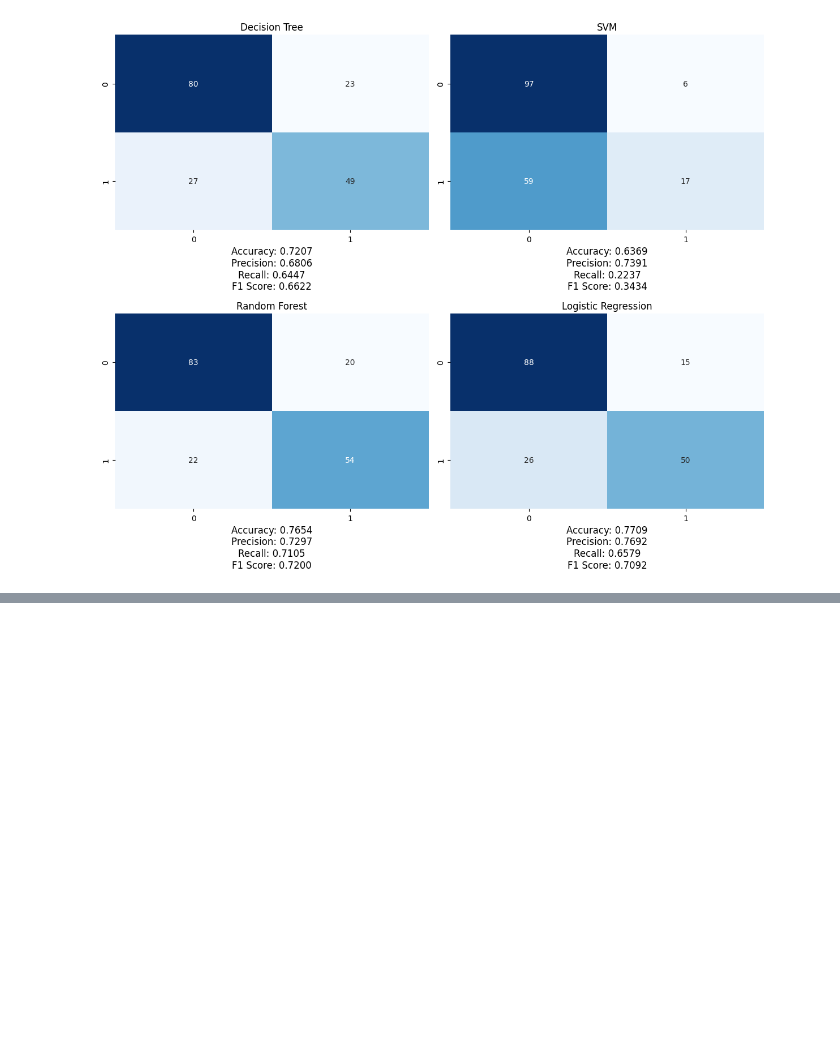
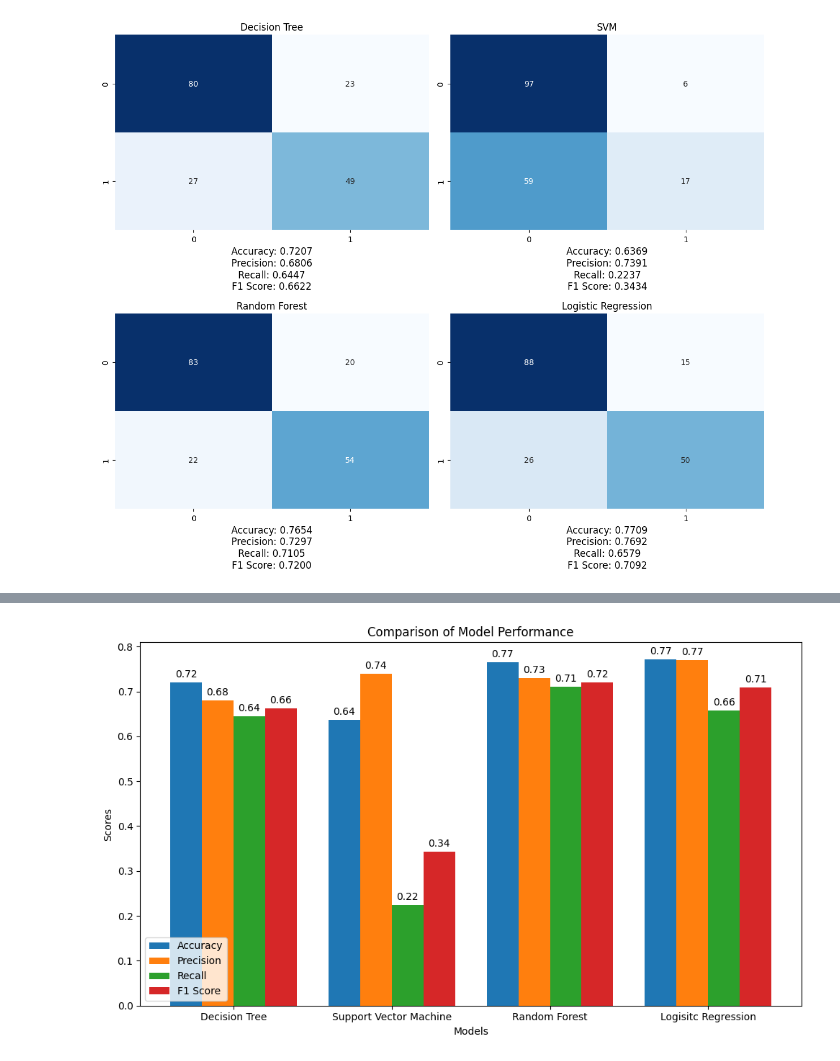
Before and after one commit to ripepersimmon/aiprogrammingtitanic, a Jupyter notebook: code/finalcode.ipynb, the cells around one changed output, grey strips where cells are left out. Cells and saved outputs as stored; diff of their text form; code cells hidden in the pictures; blank space fills up the shorter version.

Commit message:
graph

```diff
--- a/code/finalcode.ipynb
+++ b/code/finalcode.ipynb
@@ -246,0 +251,45 @@ plt.show()
+# %%
+models = ['Decision Tree', 'Support Vector Machine', 'Random Forest', 'Logisitc Regression']
+accuracy_graph = [dt_accuracy, svm_accuracy, rf_accuracy, lr_accuracy]
+precision_graph = [dt_precision, svm_precision, rf_precision, lr_precision]
+recall_graph = [dt_recall, svm_recall, rf_recall, lr_recall]
+f1_score_graph = [dt_f1_score, svm_f1_score, rf_f1_score, lr_f1_score]
+
+x = np.arange(len(models))
+width = 0.2
+
+fig, ax = plt.subplots(figsize=(10, 6))
+
+rects1 = ax.bar(x - 1.5 * width, accuracy_graph, width, label='Accuracy')
+rects2 = ax.bar(x - 0.5 * width, precision_graph, width, label='Precision')
+rects3 = ax.bar(x + 0.5 * width, recall_graph, width, label='Recall')
+rects4 = ax.bar(x + 1.5 * width, f1_score_graph, width, label='F1 Score')
+
+# 그래프 레이블 및 제목 설정
+ax.set_xlabel('Models')
+ax.set_ylabel('Scores')
+ax.set_title('Comparison of Model Performance')
+ax.set_xticks(x)
+ax.set_xticklabels(models)
+ax.legend()
+
+# 그래프 보기 좋게 레이블과 값 표시
+def autolabel(rects):
+    for rect in rects:
+        height = rect.get_height()
+        ax.annotate(f'{height:.2f}',
+                    xy=(rect.get_x() + rect.get_width() / 2, height),
+                    xytext=(0, 3),  # 텍스트를 막대 위로 약간 이동
+                    textcoords="offset points",
+                    ha='center', va='bottom')
+
+# 레이블 추가
+autolabel(rects1)
+autolabel(rects2)
+autolabel(rects3)
+autolabel(rects4)
+
+plt.tight_layout()
+plt.show()
+# %% [output]
+[figure, added]
```
Also changed, not shown: parts of 1 cell of this notebook.
